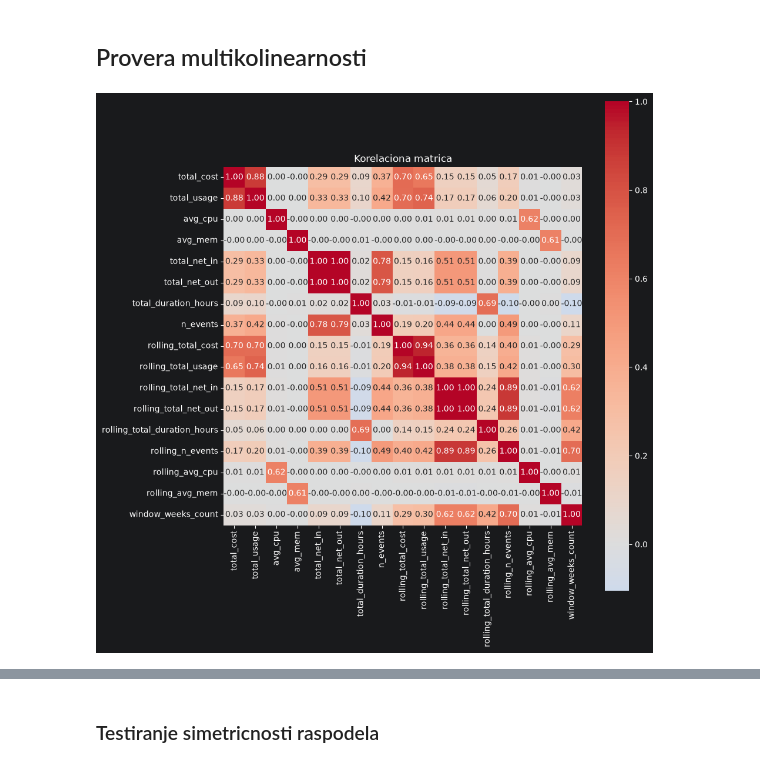
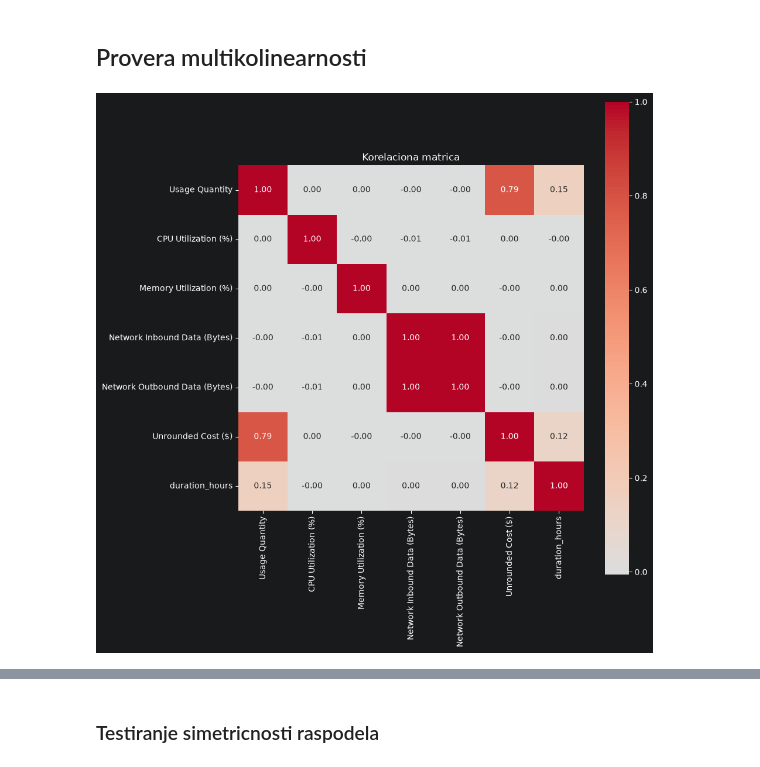
Before and after one commit to LukaDervisevic/GCPCostPreditionModel, a Jupyter notebook: gcp_nn.ipynb, the cells around one changed output, grey strips where cells are left out. Cells and saved outputs as stored; diff of their text form; code cells hidden in the pictures.

```diff
--- a/gcp_nn.ipynb
+++ b/gcp_nn.ipynb
@@ -106,7 +107,7 @@ Name: Usage Unit, dtype: object
 # %% [markdown]
 Od numerickih promenljivi cemo na prvi pogled izbaciti kolone Rounded Cost i Total Cost koje zajedno sa promenljivom Unrounded Cost, predstavljaju izlaznu varijablu koju mi predvidjamo. Ove promenljive su izvedene jedna iz druge pa je kolinearnost veoma visoka. Ostavicemo samo kolonu Unrounded Cost.
 # %%
-df.drop(columns=['Usage Unit','Total Cost (INR)','Rounded Cost ($)'],inplace=True)
+df.drop(columns=['Usage Unit','Total Cost (INR)','Rounded Cost ($)', 'Resource ID'],inplace=True)
 # %% [markdown]
 Nakon toga izdvojicemo iz promenljivih tipa datum sledeca vazna obelezja: <br>
 Promenljivu week koja omogucava smisleno poredjenje datuma <br>
@@ -115,7 +116,6 @@ Promenljivu duration_of_hours koja oznacava trajanje koriscenja resursa <br>
 df['Usage Start Date'] = pd.to_datetime(df['Usage Start Date'],errors='raise')
 df['Usage End Date'] = pd.to_datetime(df['Usage End Date'],errors='raise')
 
-df["week"] = df["Usage Start Date"].dt.to_period("W").dt.start_time
 df['duration_hours'] = (df['Usage End Date'] - df['Usage Start Date']).dt.total_seconds() / 3600
 df.drop(columns=['Usage Start Date', 'Usage End Date'],inplace=True)
 # %% [markdown]
@@ -260,5 +164,3 @@ weekly_rolled.head(n=5)
-# %%
-num_cols = ['total_cost','total_usage','avg_cpu','avg_mem','total_net_in','total_net_out','total_duration_hours','n_events','rolling_total_cost','rolling_total_usage','rolling_total_net_in','rolling_total_net_out','rolling_total_duration_hours','rolling_n_events','rolling_avg_cpu','rolling_avg_mem','window_weeks_count']
 # %% [markdown]
 ## Provera multikolinearnosti
 # %%
@@ -273,7 +175,6 @@ def plot_correlation_heatmap(df, columns):
     plt.tight_layout()
     plt.show()
 # %%
-
-plot_correlation_heatmap(weekly_rolled,num_cols)
+plot_correlation_heatmap(df,num_cols)
 # %% [output]
-[figure, old version]
+[figure, new version]
```
Also changed, not shown: parts of 23 cells of this notebook.
